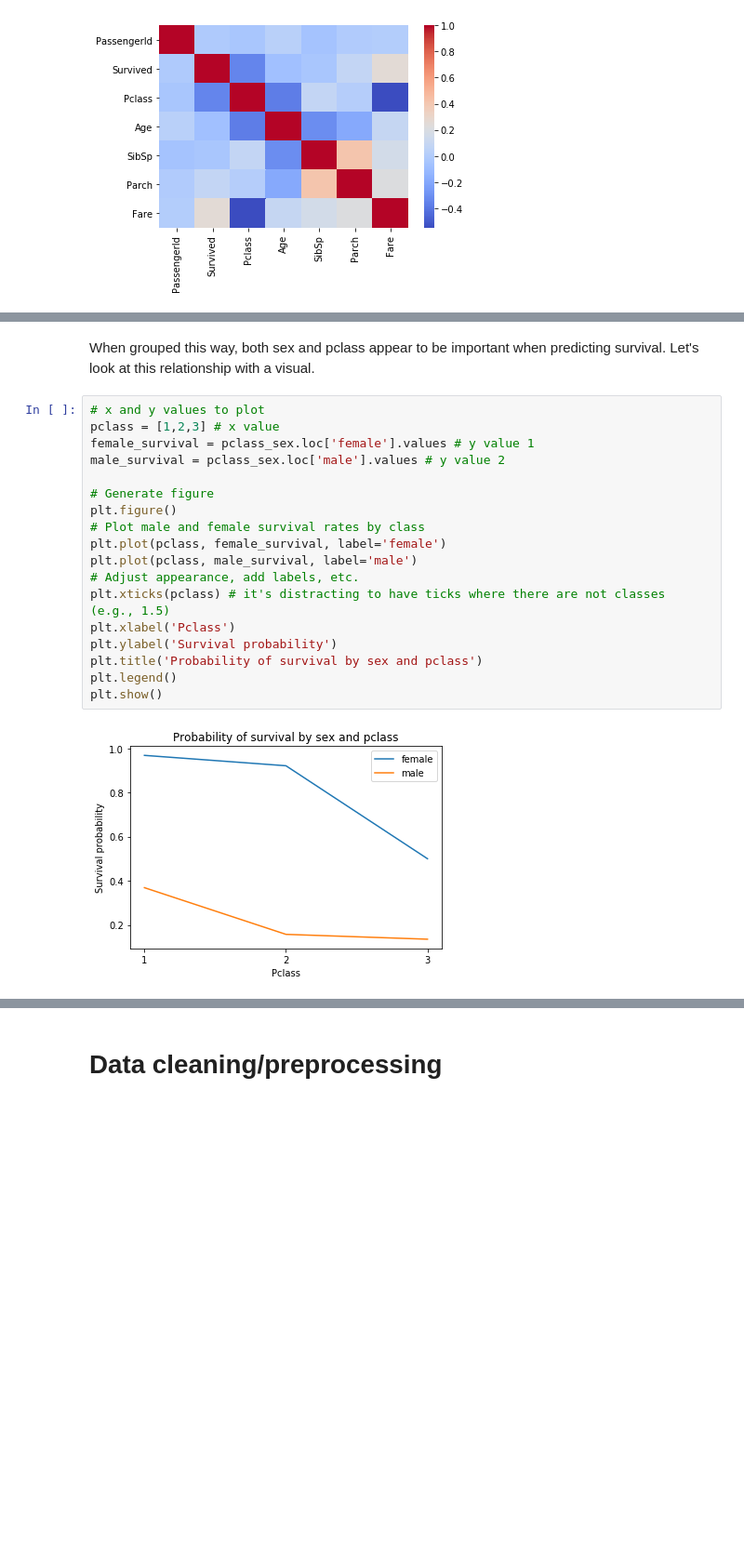
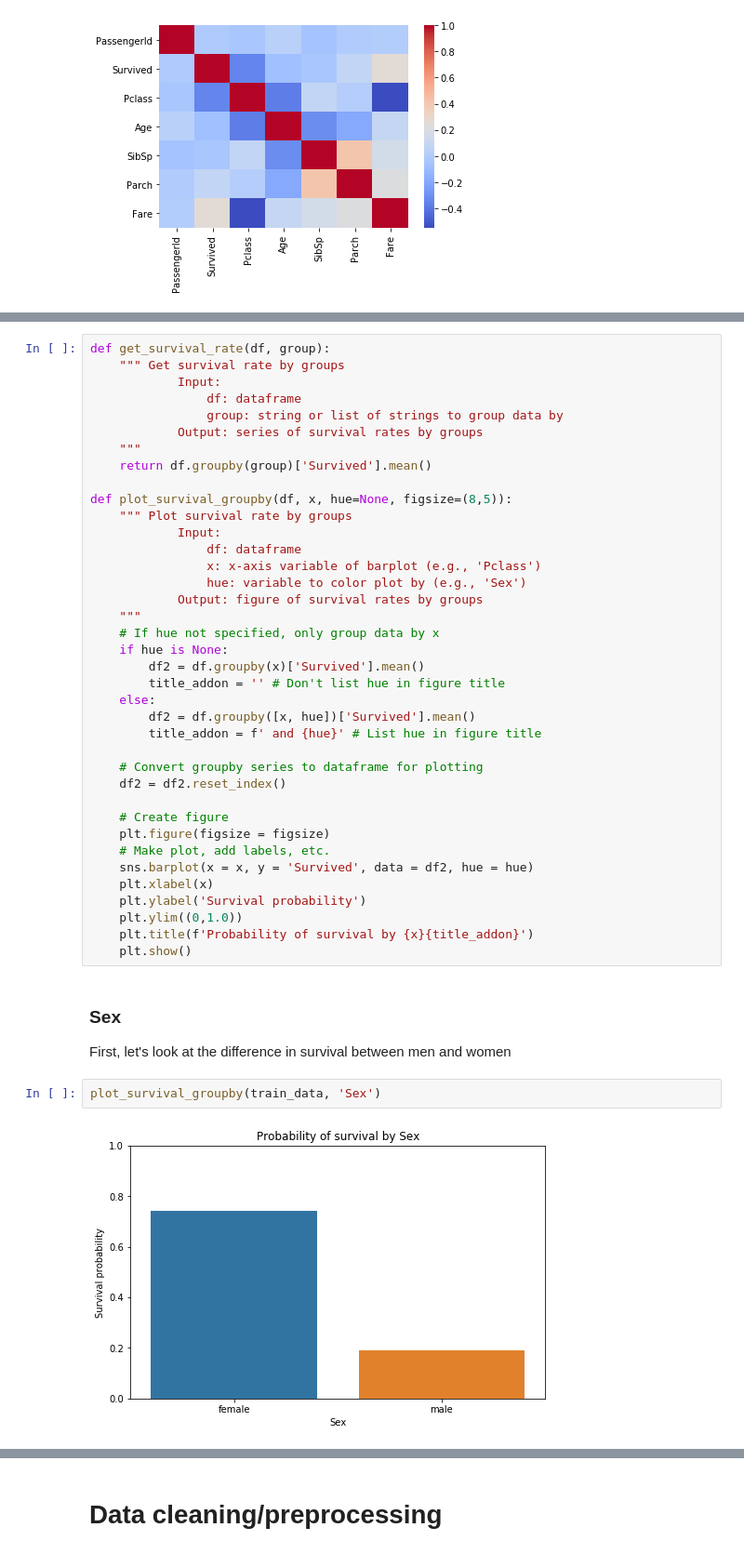
Before and after one commit to NicoleEleniPeltier/KaggleCompetitions, a Jupyter notebook: Titanic.ipynb, the cells around one changed output, grey strips where cells are left out. Shown at 93% size. Drawn from its saved outputs; the diff is of its cells as text; blank space fills up the shorter version.

```diff
--- a/Titanic.ipynb
+++ b/Titanic.ipynb
@@ -149,22 +113,46 @@ Name: Survived, dtype: float64
-# %% [markdown]
-When grouped this way, both sex and pclass appear to be important when predicting survival. Let's look at this relationship with a visual.
-# %%
-# x and y values to plot
-pclass = [1,2,3] # x value
-female_survival = pclass_sex.loc['female'].values # y value 1
-male_survival = pclass_sex.loc['male'].values # y value 2
-
-# Generate figure
-plt.figure()
-# Plot male and female survival rates by class
-plt.plot(pclass, female_survival, label='female')
-plt.plot(pclass, male_survival, label='male')
-# Adjust appearance, add labels, etc.
-plt.xticks(pclass) # it's distracting to have ticks where there are not classes (e.g., 1.5)
-plt.xlabel('Pclass')
-plt.ylabel('Survival probability')
-plt.title('Probability of survival by sex and pclass')
-plt.legend()
-plt.show()
-# %% [output]
-[figure, removed]
+# %%
+def get_survival_rate(df, group):
+    """ Get survival rate by groups
+            Input:
+                df: dataframe
+                group: string or list of strings to group data by
+            Output: series of survival rates by groups
+    """
+    return df.groupby(group)['Survived'].mean()
+
+def plot_survival_groupby(df, x, hue=None, figsize=(8,5)):
+    """ Plot survival rate by groups
+            Input:
+                df: dataframe
+                x: x-axis variable of barplot (e.g., 'Pclass')
+                hue: variable to color plot by (e.g., 'Sex')
+            Output: figure of survival rates by groups
+    """
+    # If hue not specified, only group data by x
+    if hue is None:
+        df2 = df.groupby(x)['Survived'].mean()
+        title_addon = '' # Don't list hue in figure title
+    else:
+        df2 = df.groupby([x, hue])['Survived'].mean()
+        title_addon = f' and {hue}' # List hue in figure title
+
+    # Convert groupby series to dataframe for plotting
+    df2 = df2.reset_index()
+
+    # Create figure
+    plt.figure(figsize = figsize)
+    # Make plot, add labels, etc.
+    sns.barplot(x = x, y = 'Survived', data = df2, hue = hue)
+    plt.xlabel(x)
+    plt.ylabel('Survival probability')
+    plt.ylim((0,1.0))
+    plt.title(f'Probability of survival by {x}{title_addon}')
+    plt.show()
+# %% [markdown]
+### Sex
+
+First, let's look at the difference in survival between men and women
+# %%
+plot_survival_groupby(train_data, 'Sex')
+# %% [output]
+[figure, added]
```
Also changed, not shown: parts of 65 cells of this notebook.
